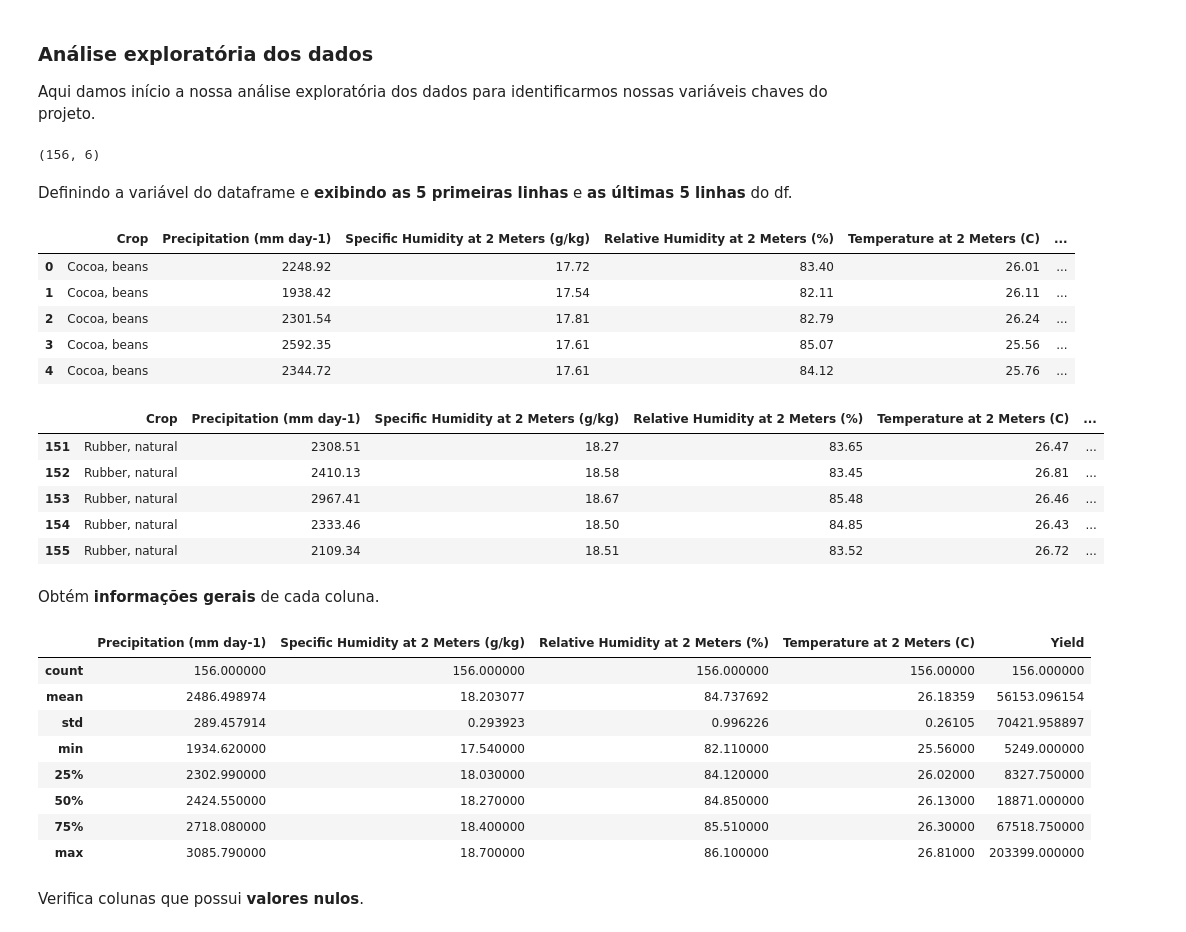
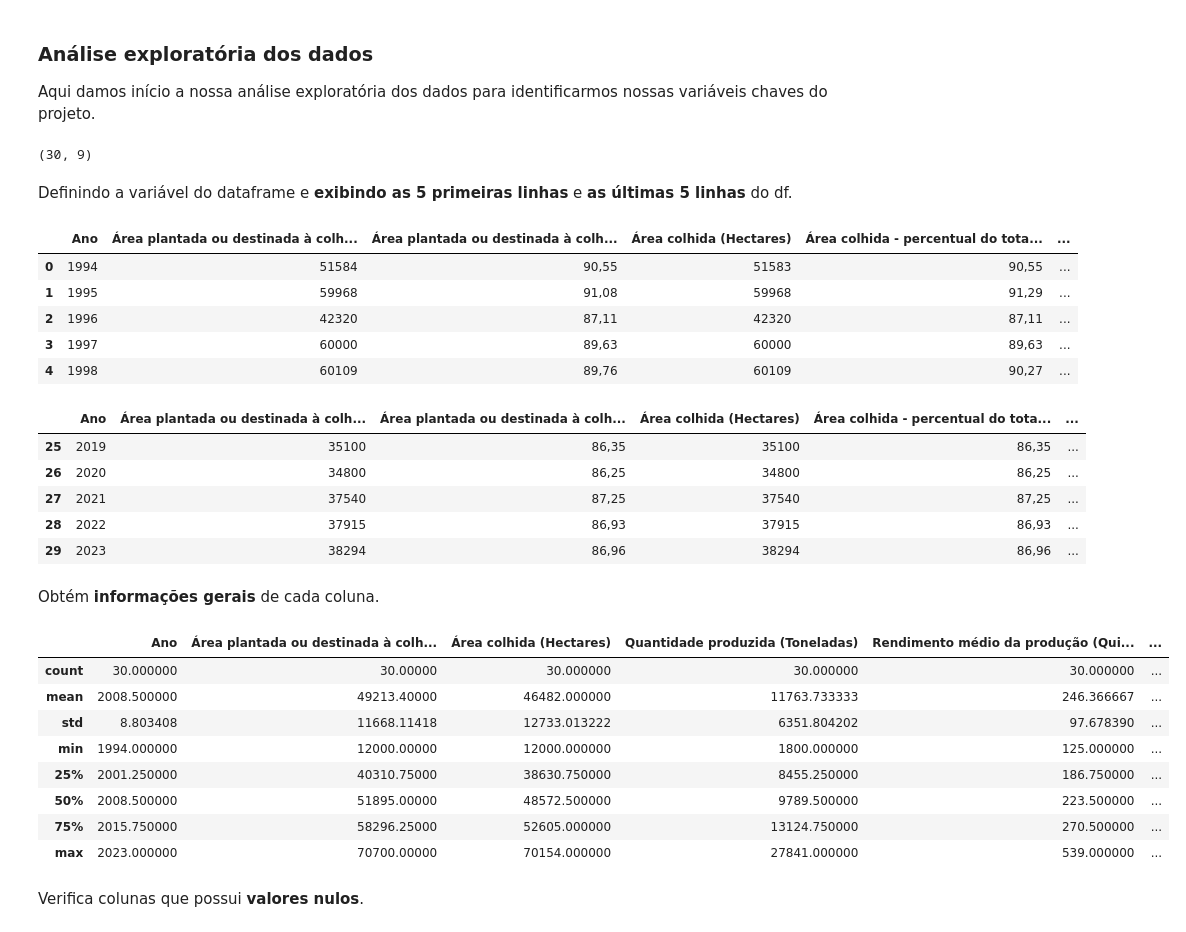
Before and after one commit to Fiap-Team-1tiaor-2024/ingredion-challenge, a Jupyter notebook: src/Challenge Ingredion - Sprint 2.ipynb, the cells around one changed output. Cells and saved outputs as stored; diff of their text form; code cells hidden in the pictures.

```diff
--- a/src/Challenge Ingredion - Sprint 2.ipynb
+++ b/src/Challenge Ingredion - Sprint 2.ipynb
@@ -8,7 +8,7 @@ Conectando o caminho do dataset diretamente do Drive.
 
 *(Há a opção de pegarmos as bases de dados e subir nas pastas do notebook, assim rodando localmente.)*
 # %%
-dataset = "/content/drive/MyDrive/Colab Notebooks/FIAP/atividade1-fase5/crop_yield.csv"
+dataset = "/content/drive/MyDrive/Colab Notebooks/FIAP/Fase 6/Atividade - Challenge/dado-estruturados.csv"
 # %% [markdown]
 Definindo o código para conexão com o Google Drive.
 # %%
@@ -42,45 +27,45 @@ from sklearn.tree import DecisionTreeRegressor
 
 Aqui damos início a nossa análise exploratória dos dados para identificarmos nossas variáveis chaves do projeto.
 # %%
-df_crop_yield = pd.read_csv(dataset)
+df_structured = pd.read_csv(dataset)
 
-df_crop_yield.shape
+df_structured.shape
 # %% [output]
-(156, 6)
+(30, 9)
 # %% [markdown]
 Definindo a variável do dataframe e **exibindo as 5 primeiras linhas** e **as últimas 5 linhas** do df.
 # %%
-df_crop_yield.head()
+df_structured.head()
 # %% [output]
-|  | Crop | Precipitation (mm day-1) | Specific Humidity at 2 Meters (g/kg) | Relative Humidity at 2 Meters (%) | Temperature at 2 Meters (C) | ... |
-| 0 | Cocoa, beans | 2248.92 | 17.72 | 83.40 | 26.01 | ... |
-| 1 | Cocoa, beans | 1938.42 | 17.54 | 82.11 | 26.11 | ... |
-| 2 | Cocoa, beans | 2301.54 | 17.81 | 82.79 | 26.24 | ... |
-| 3 | Cocoa, beans | 2592.35 | 17.61 | 85.07 | 25.56 | ... |
-| 4 | Cocoa, beans | 2344.72 | 17.61 | 84.12 | 25.76 | ... |
+|  | Ano | Área plantada ou destinada à colh... | Área plantada ou destinada à colh... | Área colhida (Hectares) | Área colhida - percentual do tota... | ... |
+| 0 | 1994 | 51584 | 90,55 | 51583 | 90,55 | ... |
+| 1 | 1995 | 59968 | 91,08 | 59968 | 91,29 | ... |
+| 2 | 1996 | 42320 | 87,11 | 42320 | 87,11 | ... |
+| 3 | 1997 | 60000 | 89,63 | 60000 | 89,63 | ... |
+| 4 | 1998 | 60109 | 89,76 | 60109 | 90,27 | ... |
 # %%
-df_crop_yield.tail()
+df_structured.tail()
 # %% [output]
-|  | Crop | Precipitation (mm day-1) | Specific Humidity at 2 Meters (g/kg) | Relative Humidity at 2 Meters (%) | Temperature at 2 Meters (C) | ... |
-| 151 | Rubber, natural | 2308.51 | 18.27 | 83.65 | 26.47 | ... |
-| 152 | Rubber, natural | 2410.13 | 18.58 | 83.45 | 26.81 | ... |
-| 153 | Rubber, natural | 2967.41 | 18.67 | 85.48 | 26.46 | ... |
-| 154 | Rubber, natural | 2333.46 | 18.50 | 84.85 | 26.43 | ... |
-| 155 | Rubber, natural | 2109.34 | 18.51 | 83.52 | 26.72 | ... |
+|  | Ano | Área plantada ou destinada à colh... | Área plantada ou destinada à colh... | Área colhida (Hectares) | Área colhida - percentual do tota... | ... |
+| 25 | 2019 | 35100 | 86,35 | 35100 | 86,35 | ... |
+| 26 | 2020 | 34800 | 86,25 | 34800 | 86,25 | ... |
+| 27 | 2021 | 37540 | 87,25 | 37540 | 87,25 | ... |
+| 28 | 2022 | 37915 | 86,93 | 37915 | 86,93 | ... |
+| 29 | 2023 | 38294 | 86,96 | 38294 | 86,96 | ... |
 # %% [markdown]
 Obtém **informações gerais** de cada coluna.
 # %%
-df_crop_yield.describe()
+df_structured.describe()
 # %% [output]
-|  | Precipitation (mm day-1) | Specific Humidity at 2 Meters (g/kg) | Relative Humidity at 2 Meters (%) | Temperature at 2 Meters (C) | Yield |
-| count | 156.000000 | 156.000000 | 156.000000 | 156.00000 | 156.000000 |
-| mean | 2486.498974 | 18.203077 | 84.737692 | 26.18359 | 56153.096154 |
-| std | 289.457914 | 0.293923 | 0.996226 | 0.26105 | 70421.958897 |
-| min | 1934.620000 | 17.540000 | 82.110000 | 25.56000 | 5249.000000 |
-| 25% | 2302.990000 | 18.030000 | 84.120000 | 26.02000 | 8327.750000 |
-| 50% | 2424.550000 | 18.270000 | 84.850000 | 26.13000 | 18871.000000 |
-| 75% | 2718.080000 | 18.400000 | 85.510000 | 26.30000 | 67518.750000 |
-| max | 3085.790000 | 18.700000 | 86.100000 | 26.81000 | 203399.000000 |
+|  | Ano | Área plantada ou destinada à colh... | Área colhida (Hectares) | Quantidade produzida (Toneladas) | Rendimento médio da produção (Qui... | ... |
+| count | 30.000000 | 30.00000 | 30.000000 | 30.000000 | 30.000000 | ... |
+| mean | 2008.500000 | 49213.40000 | 46482.000000 | 11763.733333 | 246.366667 | ... |
+| std | 8.803408 | 11668.11418 | 12733.013222 | 6351.804202 | 97.678390 | ... |
+| min | 1994.000000 | 12000.00000 | 12000.000000 | 1800.000000 | 125.000000 | ... |
+| 25% | 2001.250000 | 40310.75000 | 38630.750000 | 8455.250000 | 186.750000 | ... |
+| 50% | 2008.500000 | 51895.00000 | 48572.500000 | 9789.500000 | 223.500000 | ... |
+| 75% | 2015.750000 | 58296.25000 | 52605.000000 | 13124.750000 | 270.500000 | ... |
+| max | 2023.000000 | 70700.00000 | 70154.000000 | 27841.000000 | 539.000000 | ... |
 # %% [markdown]
 Verifica colunas que possui **valores nulos**.
 # %%
```
Also changed, not shown: parts of 29 cells of this notebook.
